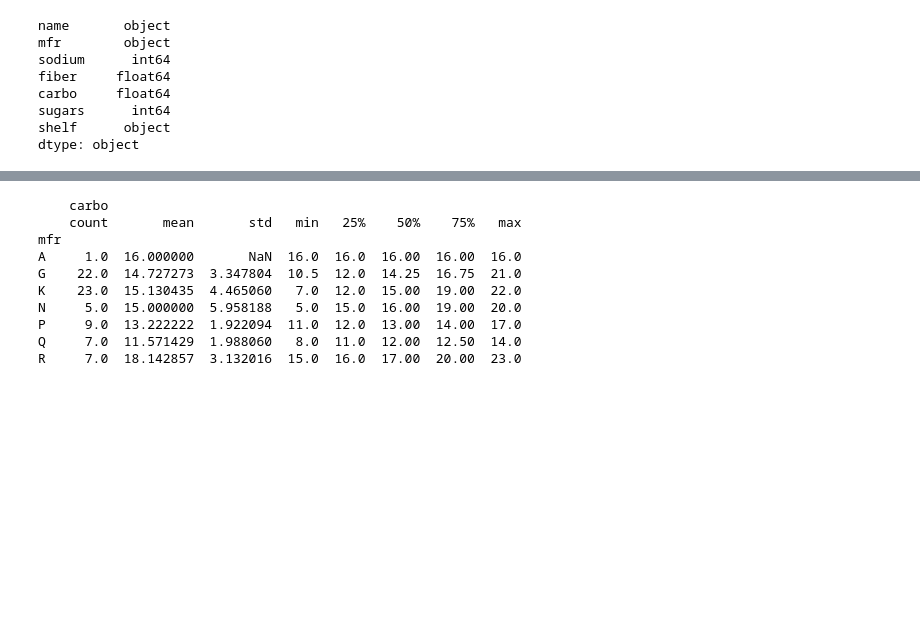
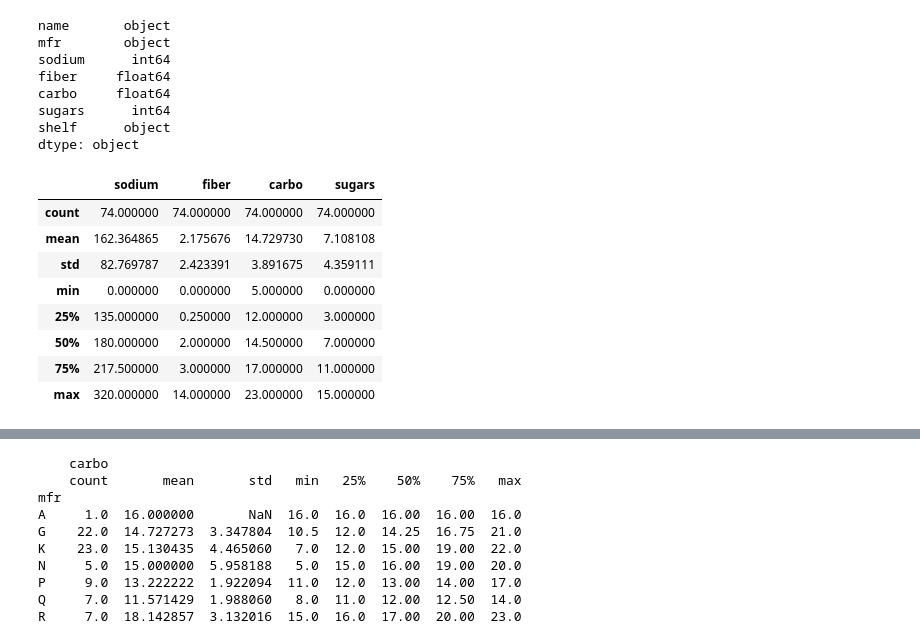
Before and after one commit to JonathanJohann/Independent_Research, a Jupyter notebook: 6.S085 Statistics for Research Projects Problem Set 1.ipynb, the cells around one changed output, grey strips where cells are left out. Saved outputs shown, nothing was run; the diff lists cells and outputs as text; code cells hidden in the pictures; blank space fills up the shorter version.

```diff
--- a/6.S085 Statistics for Research Projects Problem Set 1.ipynb
+++ b/6.S085 Statistics for Research Projects Problem Set 1.ipynb
@@ -91,3 +91,15 @@ carbo     float64
 sugars      int64
 shelf      object
 dtype: object
+# %%
+df.describe()
+# %% [output]
+|  | sodium | fiber | carbo | sugars |
+| count | 74.000000 | 74.000000 | 74.000000 | 74.000000 |
+| mean | 162.364865 | 2.175676 | 14.729730 | 7.108108 |
+| std | 82.769787 | 2.423391 | 3.891675 | 4.359111 |
+| min | 0.000000 | 0.000000 | 5.000000 | 0.000000 |
+| 25% | 135.000000 | 0.250000 | 12.000000 | 3.000000 |
+| 50% | 180.000000 | 2.000000 | 14.500000 | 7.000000 |
+| 75% | 217.500000 | 3.000000 | 17.000000 | 11.000000 |
+| max | 320.000000 | 14.000000 | 23.000000 | 15.000000 |
```
Also changed, not shown: parts of 5 cells of this notebook.
